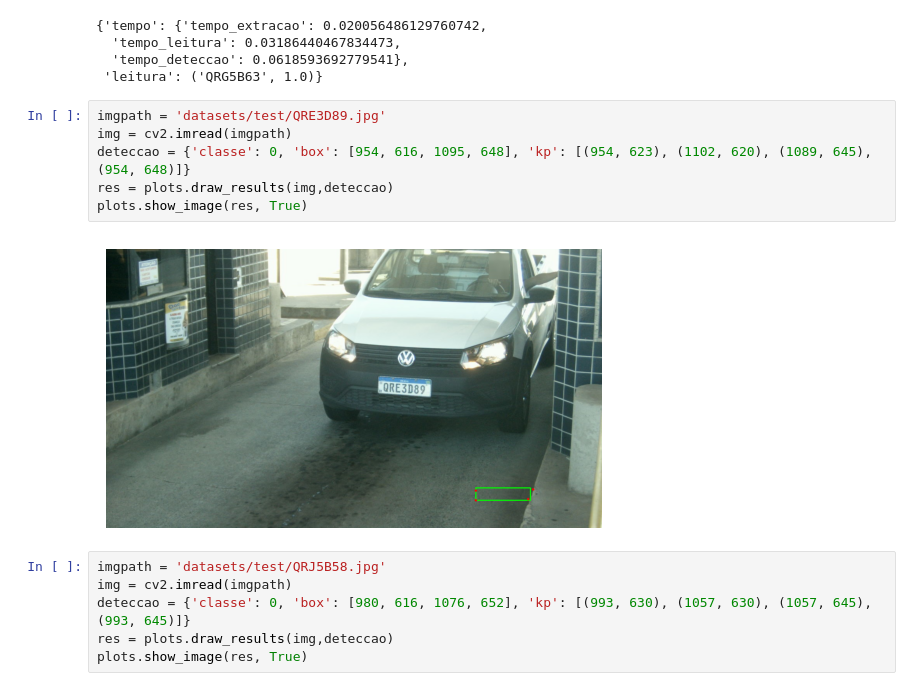
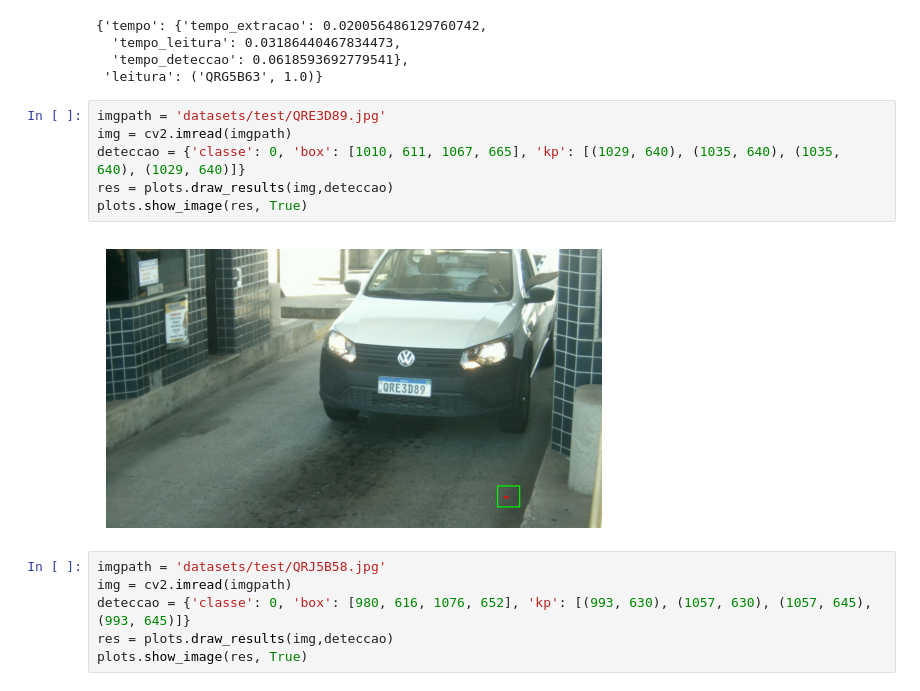
Before and after one commit to aruasouza/deteccao-placas-de-carro, a Jupyter notebook: pipeline.ipynb, the cells around one changed output. Cells and saved outputs as stored; diff of their text form.

```diff
--- a/pipeline.ipynb
+++ b/pipeline.ipynb
@@ -23,11 +23,11 @@ main.full_pipeline(img)
 # %%
 imgpath = 'datasets/test/QRE3D89.jpg'
 img = cv2.imread(imgpath)
-deteccao = {'classe': 0, 'box': [954, 616, 1095, 648], 'kp': [(954, 623), (1102, 620), (1089, 645), (954, 648)]}
+deteccao = {'classe': 0, 'box': [1010, 611, 1067, 665], 'kp': [(1029, 640), (1035, 640), (1035, 640), (1029, 640)]}
 res = plots.draw_results(img,deteccao)
 plots.show_image(res, True)
 # %% [output]
-[figure, old version]
+[figure, new version]
 # %%
 imgpath = 'datasets/test/QRJ5B58.jpg'
 img = cv2.imread(imgpath)
```
Also changed, not shown: 8 other files.
